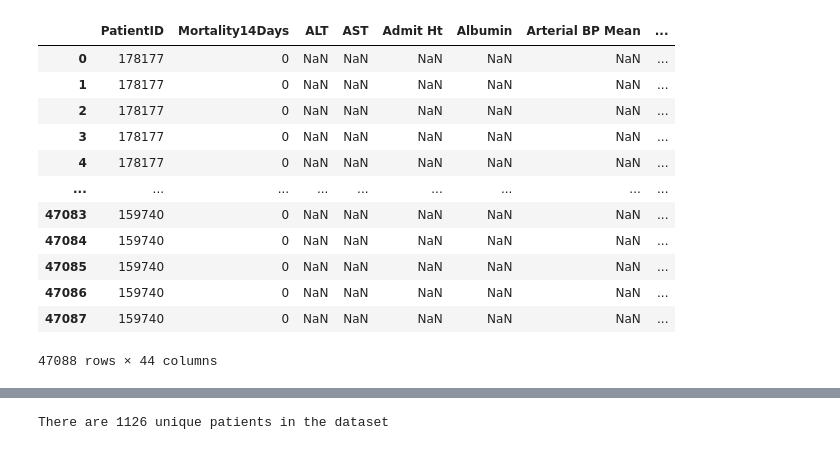
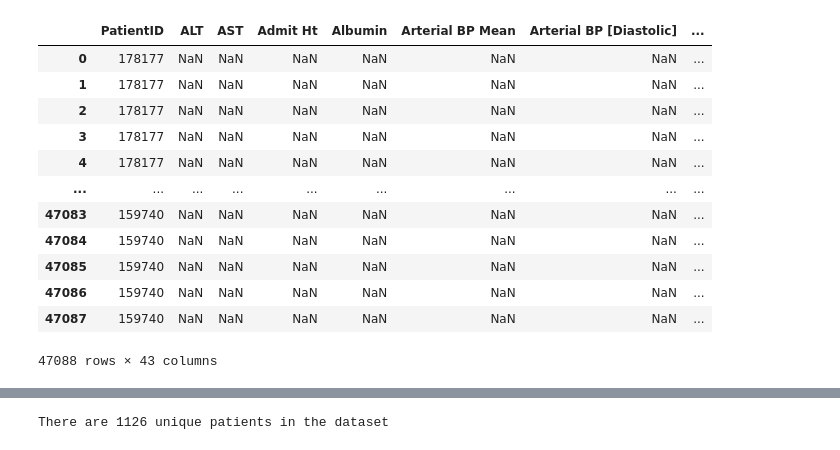
Before and after one commit to BenMarkFrost/LEN_Individual_Project, a Jupyter notebook: Static/temporalCategorisation.ipynb, the cells around one changed output, grey strips where cells are left out. Saved outputs shown, nothing was run; the diff lists cells and outputs as text; code cells hidden in the pictures.

Commit message:
Converting temportal to static dataframe

```diff
--- a/Static/temporalCategorisation.ipynb
+++ b/Static/temporalCategorisation.ipynb
@@ -16,21 +16,23 @@ from scipy.interpolate import interp1d
 import copy
 # %%
 mimicDF = pd.read_csv("../LEN_Test/data/TimeSeries.csv")
+targetDF = mimicDF['Mortality14Days']
+mimicDF = mimicDF.drop(['Mortality14Days'], axis=1)
 mimicDF
 # %% [output]
-|  | PatientID | Mortality14Days | ALT | AST | Admit Ht | Albumin | Arterial BP Mean | ... |
-| 0 | 178177 | 0 | NaN | NaN | NaN | NaN | NaN | ... |
-| 1 | 178177 | 0 | NaN | NaN | NaN | NaN | NaN | ... |
-| 2 | 178177 | 0 | NaN | NaN | NaN | NaN | NaN | ... |
-| 3 | 178177 | 0 | NaN | NaN | NaN | NaN | NaN | ... |
-| 4 | 178177 | 0 | NaN | NaN | NaN | NaN | NaN | ... |
+|  | PatientID | ALT | AST | Admit Ht | Albumin | Arterial BP Mean | Arterial BP [Diastolic] | ... |
+| 0 | 178177 | NaN | NaN | NaN | NaN | NaN | NaN | ... |
+| 1 | 178177 | NaN | NaN | NaN | NaN | NaN | NaN | ... |
+| 2 | 178177 | NaN | NaN | NaN | NaN | NaN | NaN | ... |
+| 3 | 178177 | NaN | NaN | NaN | NaN | NaN | NaN | ... |
+| 4 | 178177 | NaN | NaN | NaN | NaN | NaN | NaN | ... |
 | ... | ... | ... | ... | ... | ... | ... | ... | ... |
-| 47083 | 159740 | 0 | NaN | NaN | NaN | NaN | NaN | ... |
-| 47084 | 159740 | 0 | NaN | NaN | NaN | NaN | NaN | ... |
-| 47085 | 159740 | 0 | NaN | NaN | NaN | NaN | NaN | ... |
-| 47086 | 159740 | 0 | NaN | NaN | NaN | NaN | NaN | ... |
-| 47087 | 159740 | 0 | NaN | NaN | NaN | NaN | NaN | ... |
+| 47083 | 159740 | NaN | NaN | NaN | NaN | NaN | NaN | ... |
+| 47084 | 159740 | NaN | NaN | NaN | NaN | NaN | NaN | ... |
+| 47085 | 159740 | NaN | NaN | NaN | NaN | NaN | NaN | ... |
+| 47086 | 159740 | NaN | NaN | NaN | NaN | NaN | NaN | ... |
+| 47087 | 159740 | NaN | NaN | NaN | NaN | NaN | NaN | ... |
-47088 rows × 44 columns
+47088 rows × 43 columns
 # %%
 mimicDF.describe()
 # %% [output]
```
Also changed, not shown: parts of 7 cells of this notebook.
